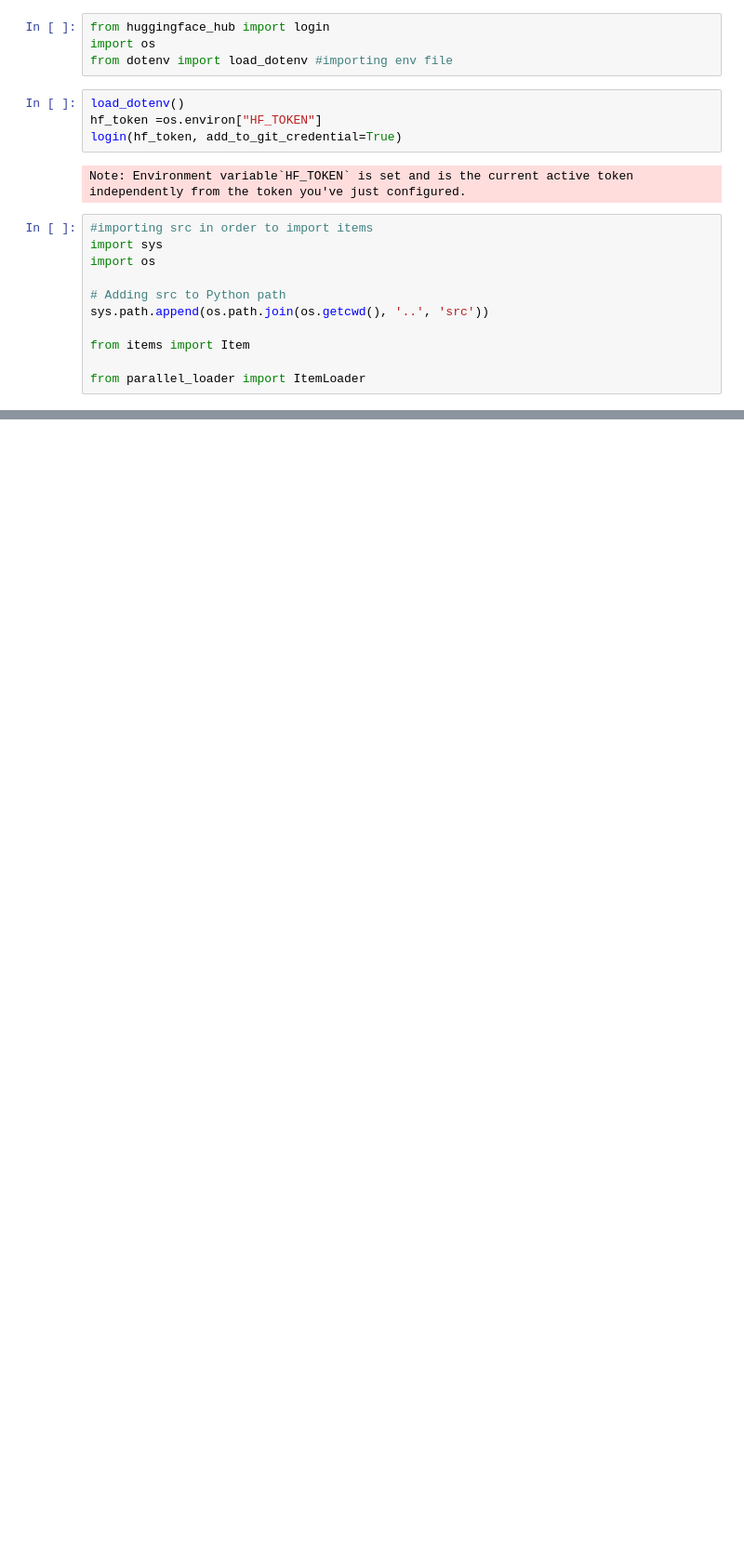
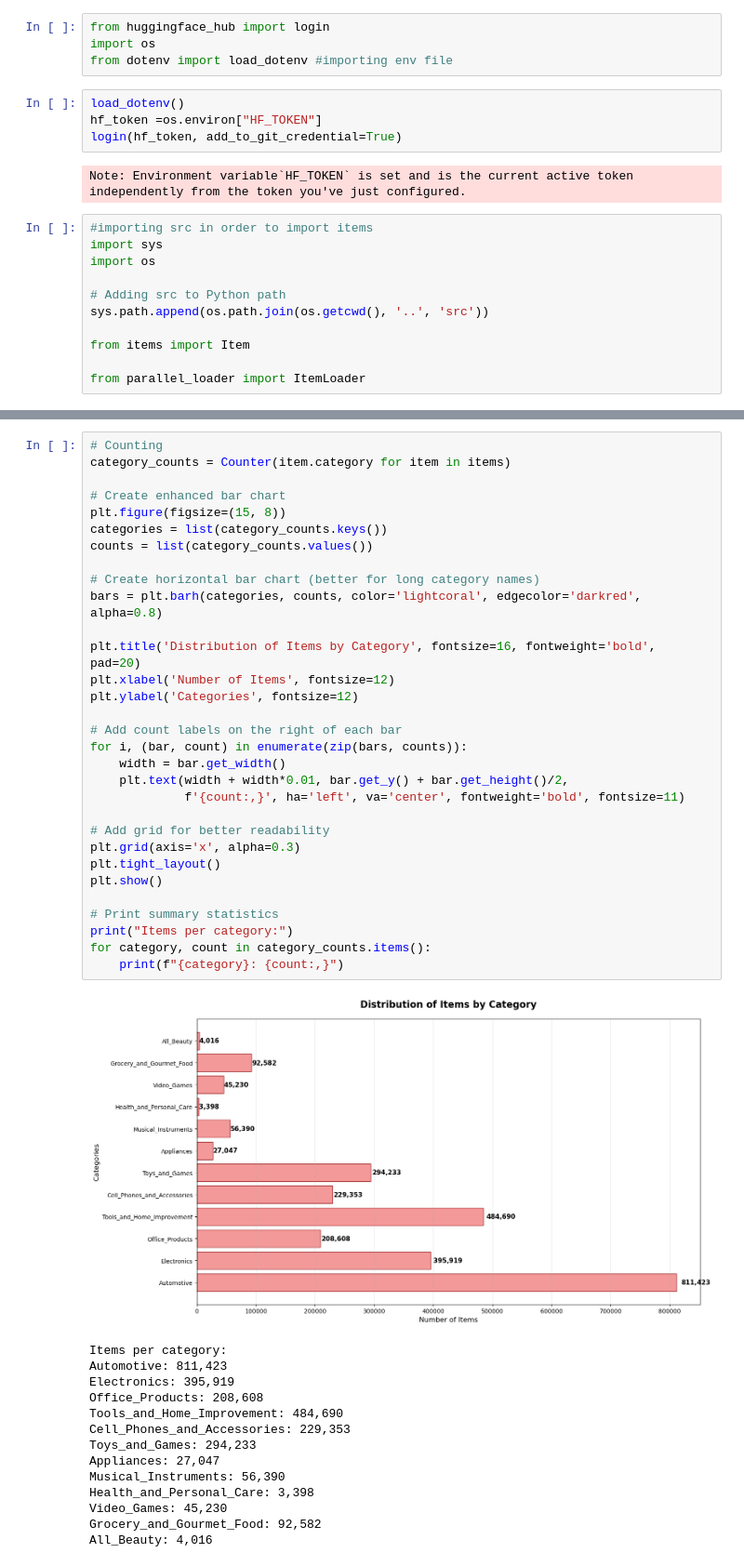
Before and after one commit to vishy04/Pricer_lite, a Jupyter notebook: notebooks/2.data_loading.ipynb, the cells around one changed output, grey strips where cells are left out. Shown at 93% size. Drawn from its saved outputs; the diff is of its cells as text; blank space fills up the shorter version.

```diff
--- a/notebooks/2.data_loading.ipynb
+++ b/notebooks/2.data_loading.ipynb
@@ -50,0 +151,46 @@ print(f"Total No of items is :{len(items)}")
+# %%
+# Counting
+category_counts = Counter(item.category for item in items)
+
+# Create enhanced bar chart
+plt.figure(figsize=(15, 8))
+categories = list(category_counts.keys())
+counts = list(category_counts.values())
+
+# Create horizontal bar chart (better for long category names)
+bars = plt.barh(categories, counts, color='lightcoral', edgecolor='darkred', alpha=0.8)
+
+plt.title('Distribution of Items by Category', fontsize=16, fontweight='bold', pad=20)
+plt.xlabel('Number of Items', fontsize=12)
+plt.ylabel('Categories', fontsize=12)
+
+# Add count labels on the right of each bar
+for i, (bar, count) in enumerate(zip(bars, counts)):
+    width = bar.get_width()
+    plt.text(width + width*0.01, bar.get_y() + bar.get_height()/2,
+             f'{count:,}', ha='left', va='center', fontweight='bold', fontsize=11)
+
+# Add grid for better readability
+plt.grid(axis='x', alpha=0.3)
+plt.tight_layout()
+plt.show()
+
+# Print summary statistics
+print("Items per category:")
+for category, count in category_counts.items():
+    print(f"{category}: {count:,}")
+# %% [output]
+[figure, added]
+Items per category:
+Automotive: 811,423
+Electronics: 395,919
+Office_Products: 208,608
+Tools_and_Home_Improvement: 484,690
+Cell_Phones_and_Accessories: 229,353
+Toys_and_Games: 294,233
+Appliances: 27,047
+Musical_Instruments: 56,390
+Health_and_Personal_Care: 3,398
+Video_Games: 45,230
+Grocery_and_Gourmet_Food: 92,582
+All_Beauty: 4,016
```
Also changed, not shown: parts of 18 cells of this notebook, 2 other files.
